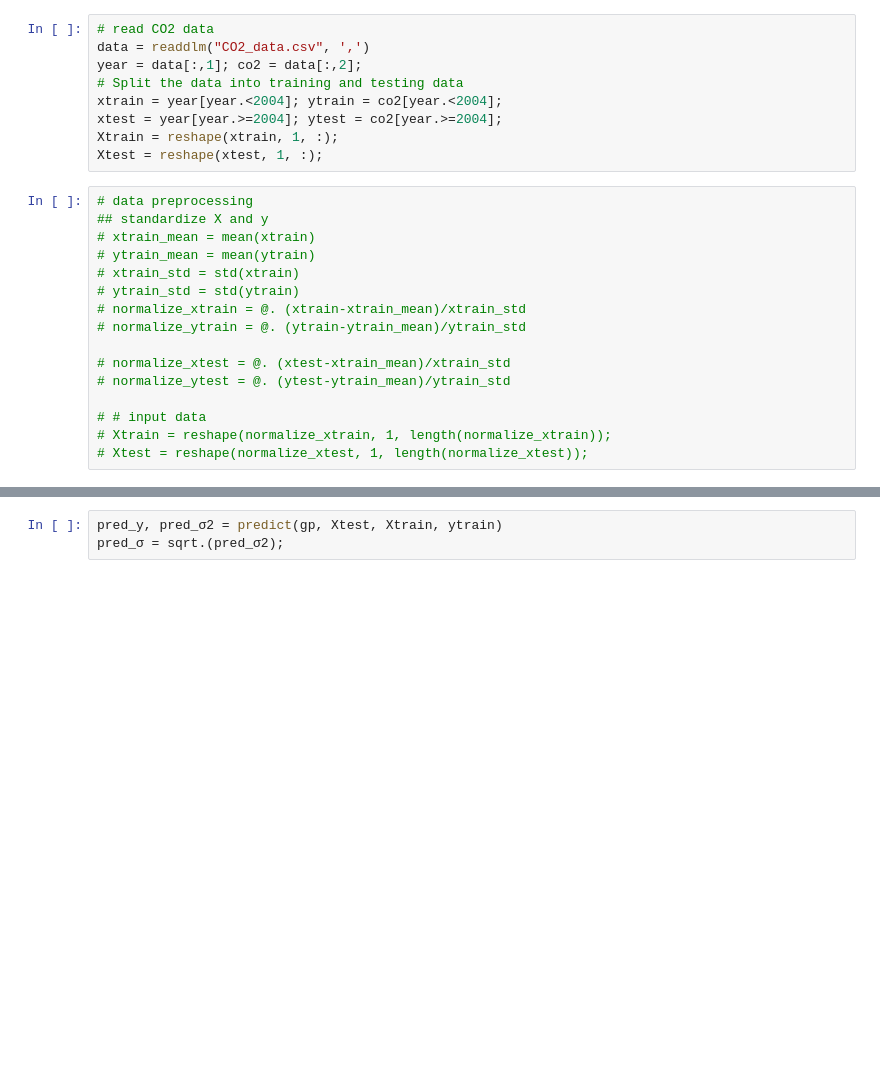
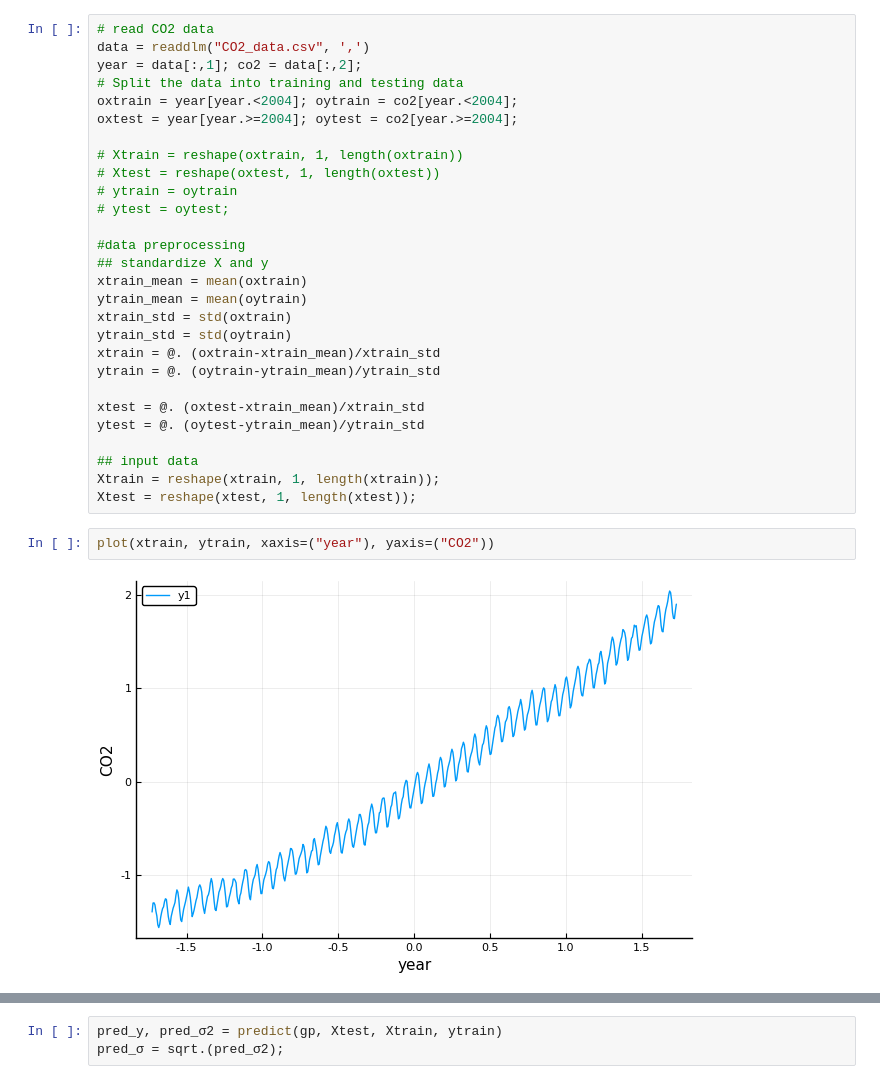
Before and after one commit to HamletWantToCode/GPFlux.jl, a Jupyter notebook: notebook/time_series_NKN.ipynb, the cells around one changed output, grey strips where cells are left out. Saved outputs shown, nothing was run; the diff lists cells and outputs as text; blank space fills up the shorter version.

```diff
--- a/notebook/time_series_NKN.ipynb
+++ b/notebook/time_series_NKN.ipynb
@@ -17,26 +20,33 @@ using Test
 data = readdlm("CO2_data.csv", ',')
 year = data[:,1]; co2 = data[:,2];
 # Split the data into training and testing data
-xtrain = year[year.<2004]; ytrain = co2[year.<2004];
-xtest = year[year.>=2004]; ytest = co2[year.>=2004];
-Xtrain = reshape(xtrain, 1, :);
-Xtest = reshape(xtest, 1, :);
+oxtrain = year[year.<2004]; oytrain = co2[year.<2004];
+oxtest = year[year.>=2004]; oytest = co2[year.>=2004];
+
+# Xtrain = reshape(oxtrain, 1, length(oxtrain))
+# Xtest = reshape(oxtest, 1, length(oxtest))
+# ytrain = oytrain
+# ytest = oytest;
+
+#data preprocessing
+## standardize X and y
+xtrain_mean = mean(oxtrain)
+ytrain_mean = mean(oytrain)
+xtrain_std = std(oxtrain)
+ytrain_std = std(oytrain)
+xtrain = @. (oxtrain-xtrain_mean)/xtrain_std
+ytrain = @. (oytrain-ytrain_mean)/ytrain_std
+
+xtest = @. (oxtest-xtrain_mean)/xtrain_std
+ytest = @. (oytest-ytrain_mean)/ytrain_std
+
+## input data
+Xtrain = reshape(xtrain, 1, length(xtrain));
+Xtest = reshape(xtest, 1, length(xtest));
-# %%
-# data preprocessing
-## standardize X and y
-# xtrain_mean = mean(xtrain)
-# ytrain_mean = mean(ytrain)
-# xtrain_std = std(xtrain)
-# ytrain_std = std(ytrain)
-# normalize_xtrain = @. (xtrain-xtrain_mean)/xtrain_std
-# normalize_ytrain = @. (ytrain-ytrain_mean)/ytrain_std
-
-# normalize_xtest = @. (xtest-xtrain_mean)/xtrain_std
-# normalize_ytest = @. (ytest-ytrain_mean)/ytrain_std
-
-# # input data
-# Xtrain = reshape(normalize_xtrain, 1, length(normalize_xtrain));
-# Xtest = reshape(normalize_xtest, 1, length(normalize_xtest));
+# %%
+plot(xtrain, ytrain, xaxis=("year"), yaxis=("CO2"))
+# %% [output]
+[figure, added]
 # %%
 # kernel parameter initialization
 function median_distance_local(x)
```
Also changed, not shown: parts of 10 cells of this notebook, 10 other files.
